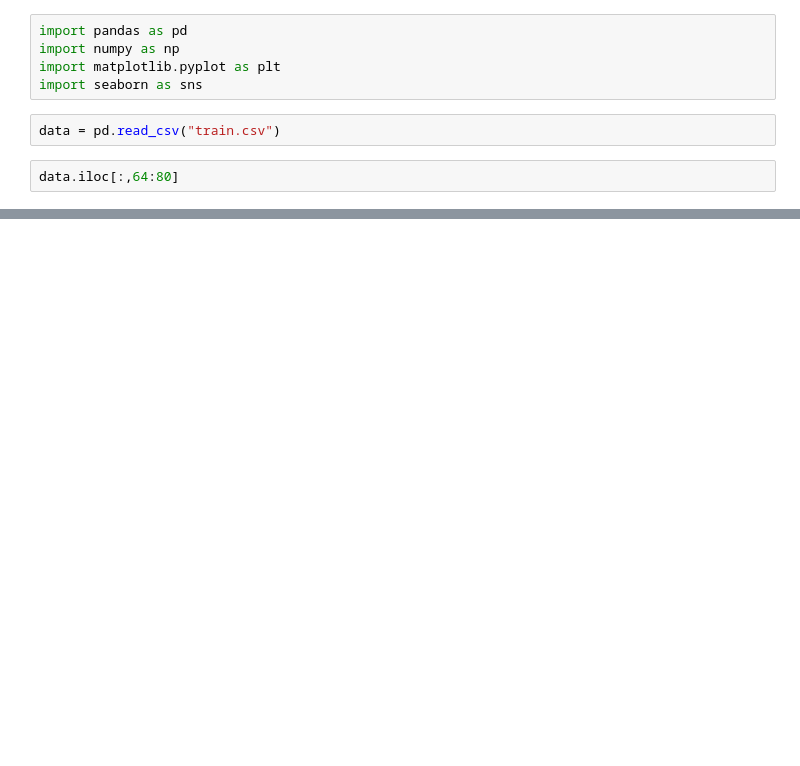
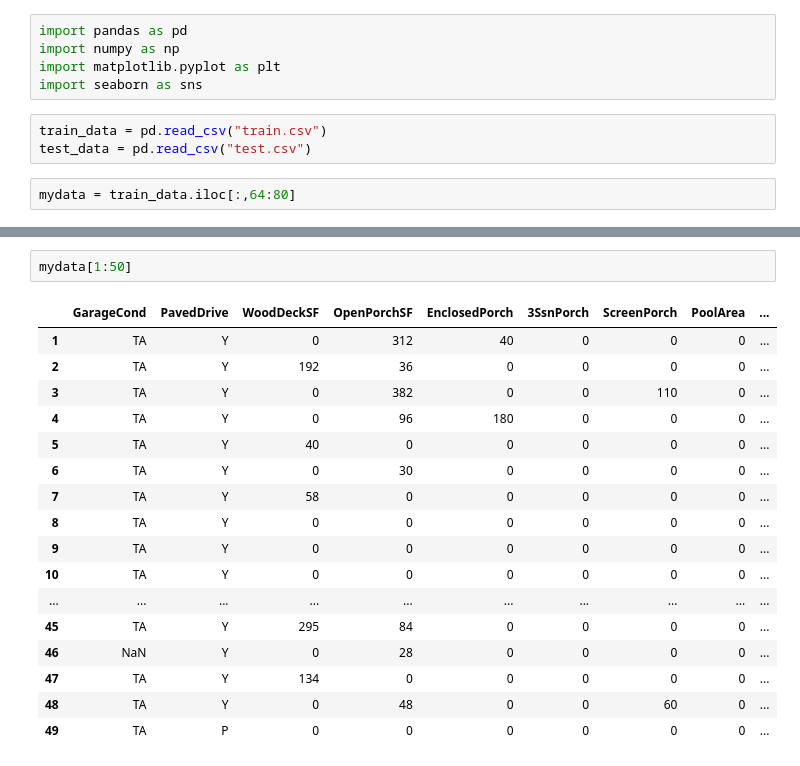
Before and after one commit to Dorong36/Kaggle_cotyledonCrimeWatch, a Jupyter notebook: 도영.ipynb, the cells around one changed output, grey strips where cells are left out. Drawn from its saved outputs; the diff is of its cells as text; blank space fills up the shorter version.

```diff
--- a/도영.ipynb
+++ b/도영.ipynb
@@ -4,6 +4,7 @@ import numpy as np
 import matplotlib.pyplot as plt
 import seaborn as sns
 # %%
-data = pd.read_csv("train.csv")
+train_data = pd.read_csv("train.csv")
+test_data = pd.read_csv("test.csv")
 # %%
-data.iloc[:,64:80]
+mydata = train_data.iloc[:,64:80]
@@ -23,0 +40,20 @@ data.iloc[:,64:80]
+# %%
+mydata[1:50]
+# %% [output]
+|  | GarageCond | PavedDrive | WoodDeckSF | OpenPorchSF | EnclosedPorch | 3SsnPorch | ScreenPorch | PoolArea | ... |
+| 1 | TA | Y | 0 | 312 | 40 | 0 | 0 | 0 | ... |
+| 2 | TA | Y | 192 | 36 | 0 | 0 | 0 | 0 | ... |
+| 3 | TA | Y | 0 | 382 | 0 | 0 | 110 | 0 | ... |
+| 4 | TA | Y | 0 | 96 | 180 | 0 | 0 | 0 | ... |
+| 5 | TA | Y | 40 | 0 | 0 | 0 | 0 | 0 | ... |
+| 6 | TA | Y | 0 | 30 | 0 | 0 | 0 | 0 | ... |
+| 7 | TA | Y | 58 | 0 | 0 | 0 | 0 | 0 | ... |
+| 8 | TA | Y | 0 | 0 | 0 | 0 | 0 | 0 | ... |
+| 9 | TA | Y | 0 | 0 | 0 | 0 | 0 | 0 | ... |
+| 10 | TA | Y | 0 | 0 | 0 | 0 | 0 | 0 | ... |
+| ... | ... | ... | ... | ... | ... | ... | ... | ... | ... |
+| 45 | TA | Y | 295 | 84 | 0 | 0 | 0 | 0 | ... |
+| 46 | NaN | Y | 0 | 28 | 0 | 0 | 0 | 0 | ... |
+| 47 | TA | Y | 134 | 0 | 0 | 0 | 0 | 0 | ... |
+| 48 | TA | Y | 0 | 48 | 0 | 0 | 60 | 0 | ... |
+| 49 | TA | P | 0 | 0 | 0 | 0 | 0 | 0 | ... |
```
Also changed, not shown: parts of 3 cells of this notebook, 2 other files.
